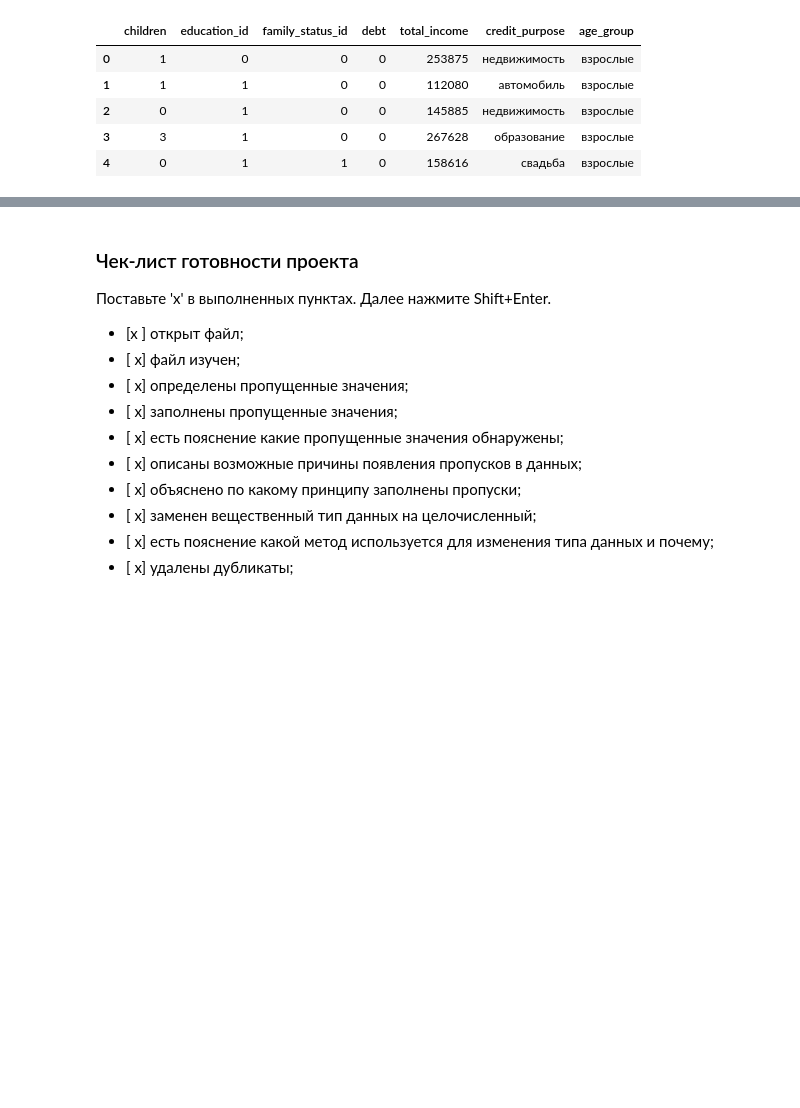
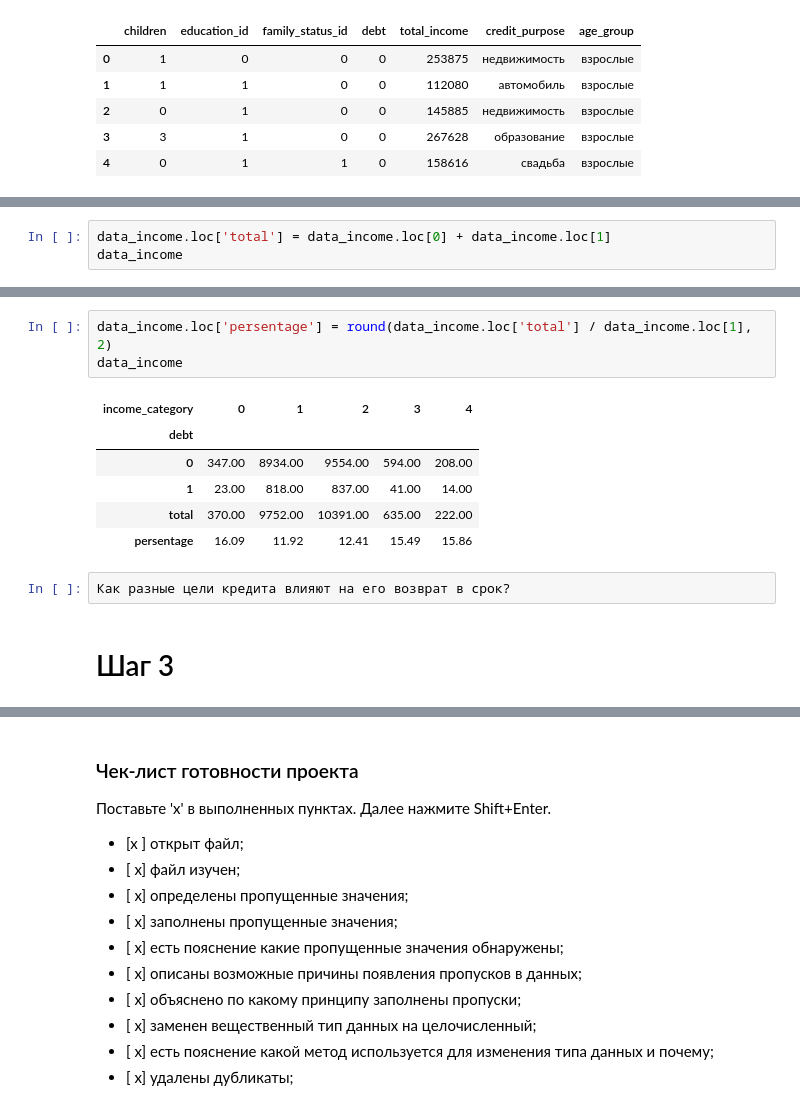
Before and after one commit to TinaMontana44/TM44, a Jupyter notebook: 1st/first.ipynb, the cells around one changed output, grey strips where cells are left out. Saved outputs shown, nothing was run; the diff lists cells and outputs as text; blank space fills up the shorter version.

```diff
--- a/1st/first.ipynb
+++ b/1st/first.ipynb
@@ -716,0 +775,3 @@ debt
+# %%
+data_income.loc['total'] = data_income.loc[0] + data_income.loc[1]
+data_income
@@ -716,0 +784,14 @@ debt
+# %%
+data_income.loc['persentage'] = round(data_income.loc['total'] / data_income.loc[1], 2)
+data_income
+# %% [output]
+| income_category | 0 | 1 | 2 | 3 | 4 |
+| debt |  |  |  |  |  |
+| 0 | 347.00 | 8934.00 | 9554.00 | 594.00 | 208.00 |
+| 1 | 23.00 | 818.00 | 837.00 | 41.00 | 14.00 |
+| total | 370.00 | 9752.00 | 10391.00 | 635.00 | 222.00 |
+| persentage | 16.09 | 11.92 | 12.41 | 15.49 | 15.86 |
+# %%
+Как разные цели кредита влияют на его возврат в срок?
+# %% [markdown]
+# Шаг 3
```
Also changed, not shown: parts of 19 cells of this notebook.
